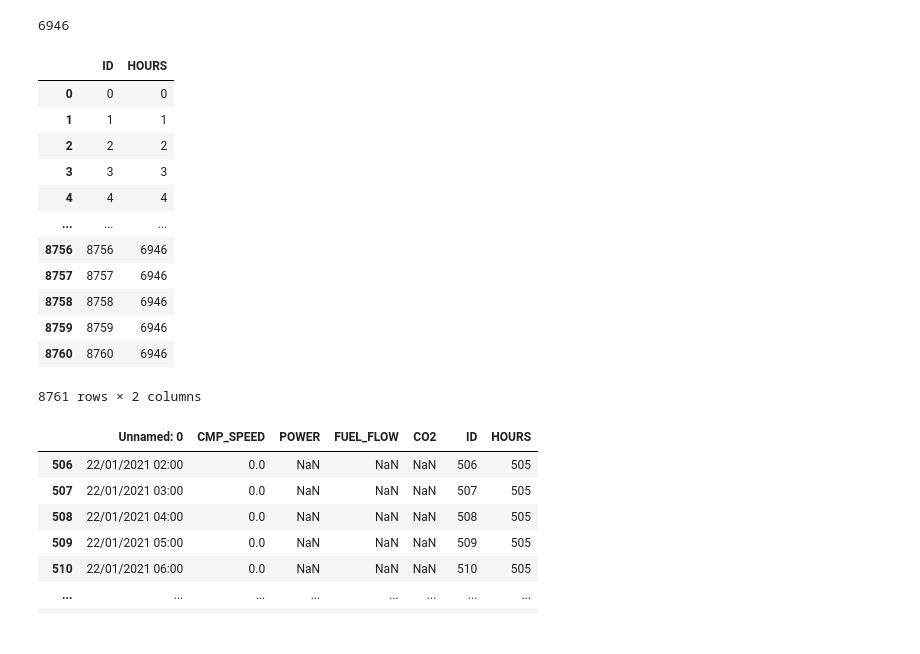
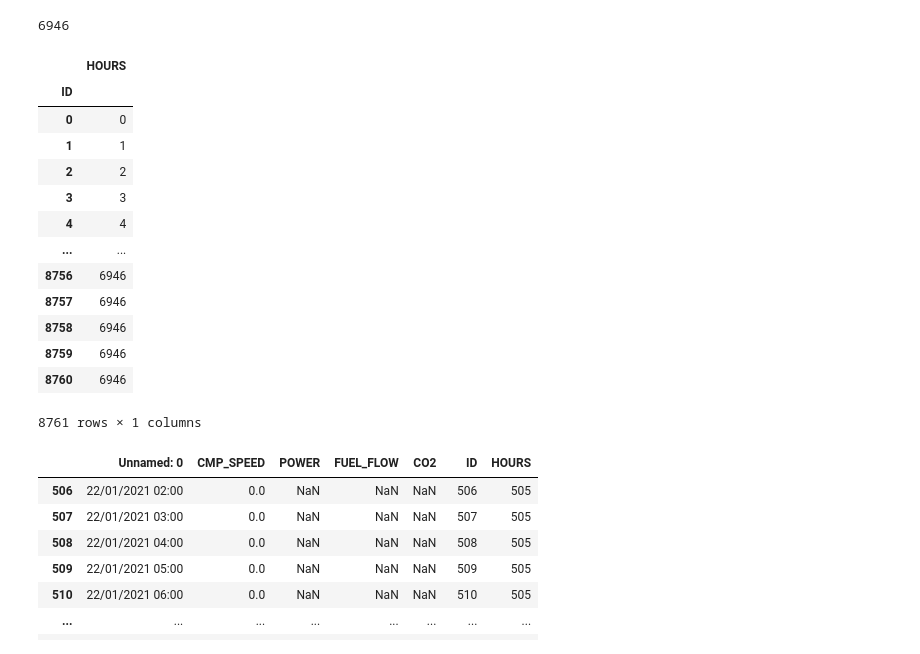
Before and after one commit to Stmark1/Visualization_Team_4, a Jupyter notebook: hours-challenge.ipynb, the cells around one changed output. Cells and saved outputs as stored; diff of their text form; code cells hidden in the pictures.

Commit message:
Kaggle Notebook | Hours_challenge | Version 6

```diff
--- a/hours-challenge.ipynb
+++ b/hours-challenge.ipynb
@@ -113,22 +113,23 @@ df = pd.DataFrame()
 # %%
 df["ID"] = ID
 df["HOURS"] = HOURS
 
-df
+df.set_index("ID")
 # %% [output]
-|  | ID | HOURS |
-| 0 | 0 | 0 |
-| 1 | 1 | 1 |
-| 2 | 2 | 2 |
-| 3 | 3 | 3 |
-| 4 | 4 | 4 |
-| ... | ... | ... |
-| 8756 | 8756 | 6946 |
-| 8757 | 8757 | 6946 |
-| 8758 | 8758 | 6946 |
-| 8759 | 8759 | 6946 |
-| 8760 | 8760 | 6946 |
+|  | HOURS |
+| ID |  |
+| 0 | 0 |
+| 1 | 1 |
+| 2 | 2 |
+| 3 | 3 |
+| 4 | 4 |
+| ... | ... |
+| 8756 | 6946 |
+| 8757 | 6946 |
+| 8758 | 6946 |
+| 8759 | 6946 |
+| 8760 | 6946 |
-8761 rows × 2 columns
+8761 rows × 1 columns
 # %%
 df.to_csv("hours_challenge.csv")
 # %%
```
Also changed, not shown: parts of 1 cell of this notebook.
